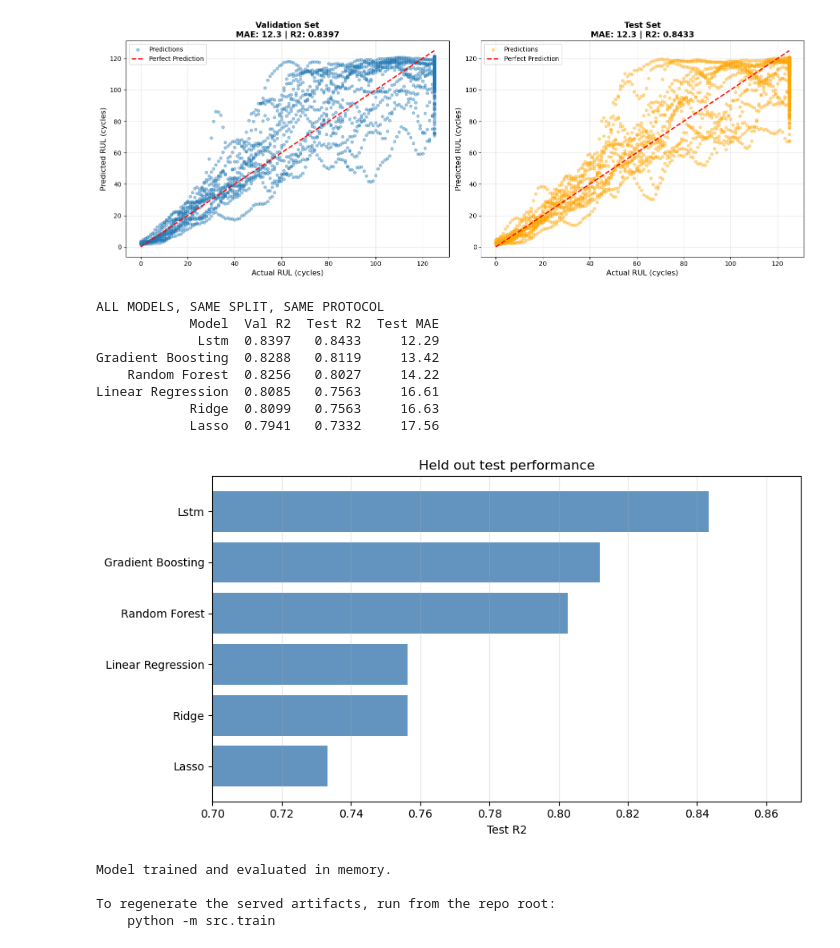
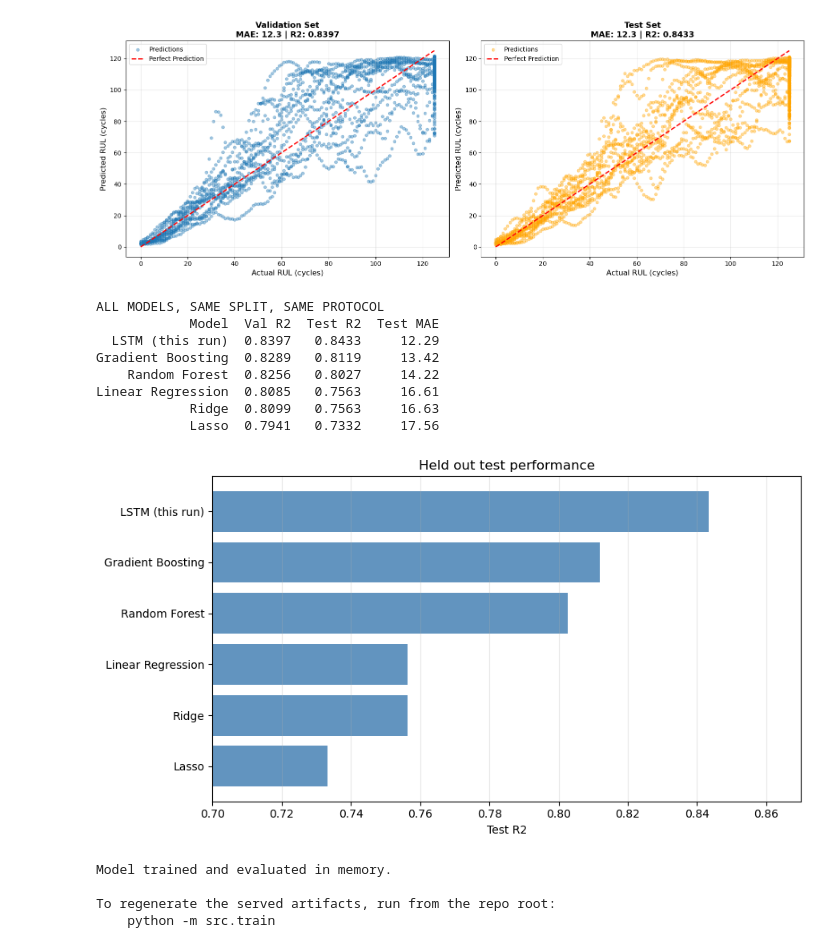
Before and after one commit to Wellbek/NASA-Turbofan-Twin, a Jupyter notebook: notebooks/06_deep_learning.ipynb, the cells around one changed output. Drawn from its saved outputs; the diff is of its cells as text; code cells hidden in the pictures.

```diff
--- a/notebooks/06_deep_learning.ipynb
+++ b/notebooks/06_deep_learning.ipynb
@@ -293,44 +294,59 @@ plt.show()
 # %% [output]
 [figure]
 # %%
-# Compare against the tree models. Numbers come from the metrics artifact that
-# src/train.py writes, not typed in by hand, so this cell cannot go stale the
-# next time something is retrained.
+# Compare against the tree models. Their numbers come from the metrics artifact
+# that src/train.py writes, so this cell cannot go stale the next time anything
+# is retrained. The tree models are deterministic given the seed, so those rows
+# are identical to what this notebook would produce.
+#
+# The LSTM row uses THIS run's numbers, not the artifact's. Mixing a stored LSTM
+# score with a freshly trained one would be comparing across runs, which is the
+# exact mistake this notebook exists to correct. See the note on reproducibility
+# in the summary below.
 with open('../data/models/cmapss/metrics.json') as f:
     metrics = json.load(f)
 
-comparison = pd.DataFrame([
-    {
+rows = []
+for name, m in metrics['models'].items():
+    if name == 'lstm':
+        continue
+    rows.append({
         'Model': name.replace('_', ' ').title(),
         'Val R2': round(m['validation']['r2'], 4),
         'Test R2': round(m['test']['r2'], 4),
         'Test MAE': round(m['test']['mae'], 2),
-    }
-    for name, m in metrics['models'].items()
-]).sort_values('Test R2', ascending=False)
+    })
 
+rows.append({
+    'Model': 'LSTM (this run)',
+    'Val R2': round(val_res['r2'], 4),
+    'Test R2': round(test_res['r2'], 4),
+    'Test MAE': round(test_res['mae'], 2),
+})
+
+comparison = pd.DataFrame(rows).sort_values('Test R2', ascending=False)
 print("ALL MODELS, SAME SPLIT, SAME PROTOCOL")
 print(comparison.to_string(index=False))
 
 fig, ax = plt.subplots(figsize=(9, 5))
 ax.barh(comparison['Model'], comparison['Test R2'], color='steelblue', alpha=0.85)
 ax.set_xlabel('Test R2')
 ax.set_xlim(0.70, 0.87)
 ax.set_title('Held out test performance')
 ax.grid(True, alpha=0.3, axis='x')
 ax.invert_yaxis()
 plt.tight_layout()
 plt.show()
 # %% [output]
 ALL MODELS, SAME SPLIT, SAME PROTOCOL
             Model  Val R2  Test R2  Test MAE
-             Lstm  0.8397   0.8433     12.29
-Gradient Boosting  0.8288   0.8119     13.42
+  LSTM (this run)  0.8397   0.8433     12.29
+Gradient Boosting  0.8289   0.8119     13.42
     Random Forest  0.8256   0.8027     14.22
 Linear Regression  0.8085   0.7563     16.61
             Ridge  0.8099   0.7563     16.63
             Lasso  0.7941   0.7332     17.56
-[figure, old version]
+[figure, new version]
 # %%
 # This notebook does not overwrite the canonical artifacts.
 #
```
Also changed, not shown: parts of 3 cells of this notebook, 10 other files.
